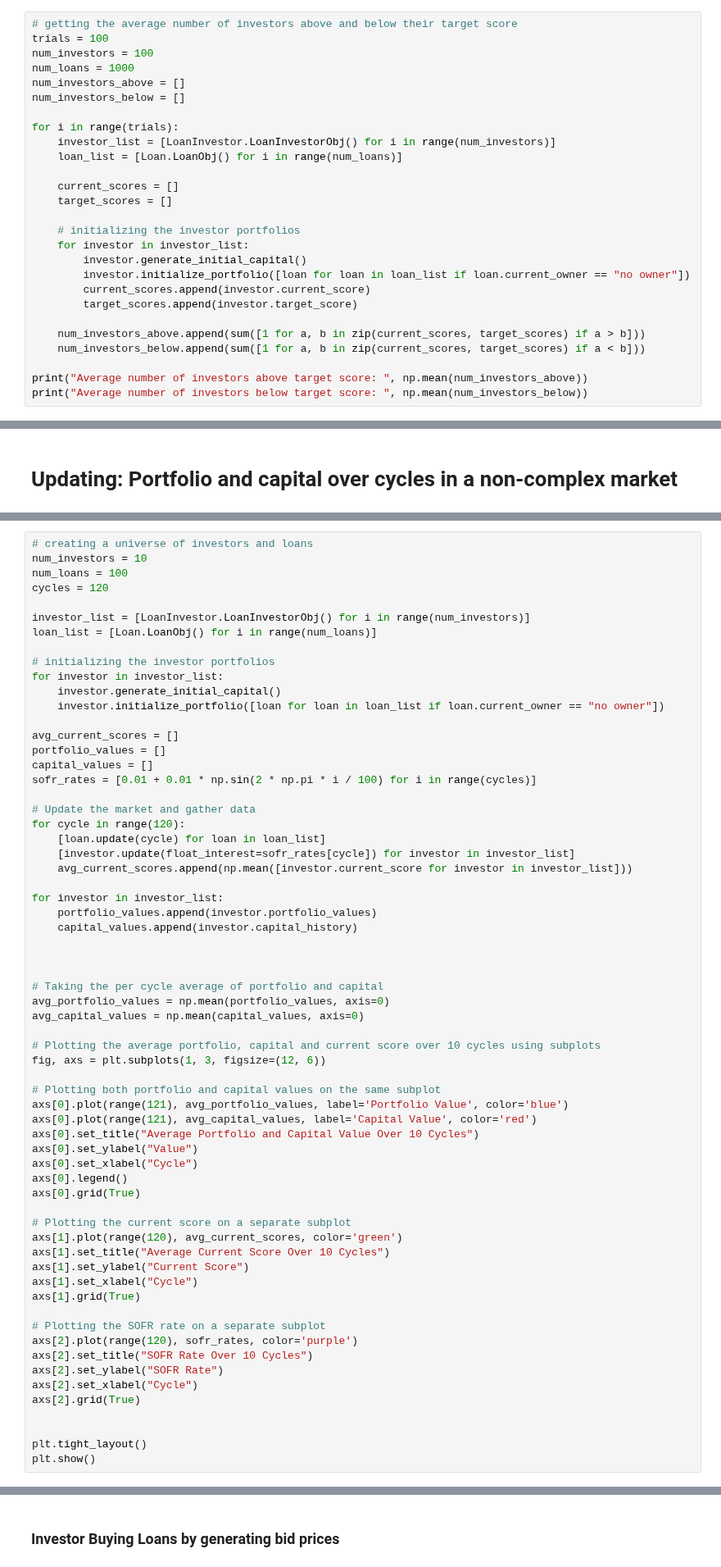
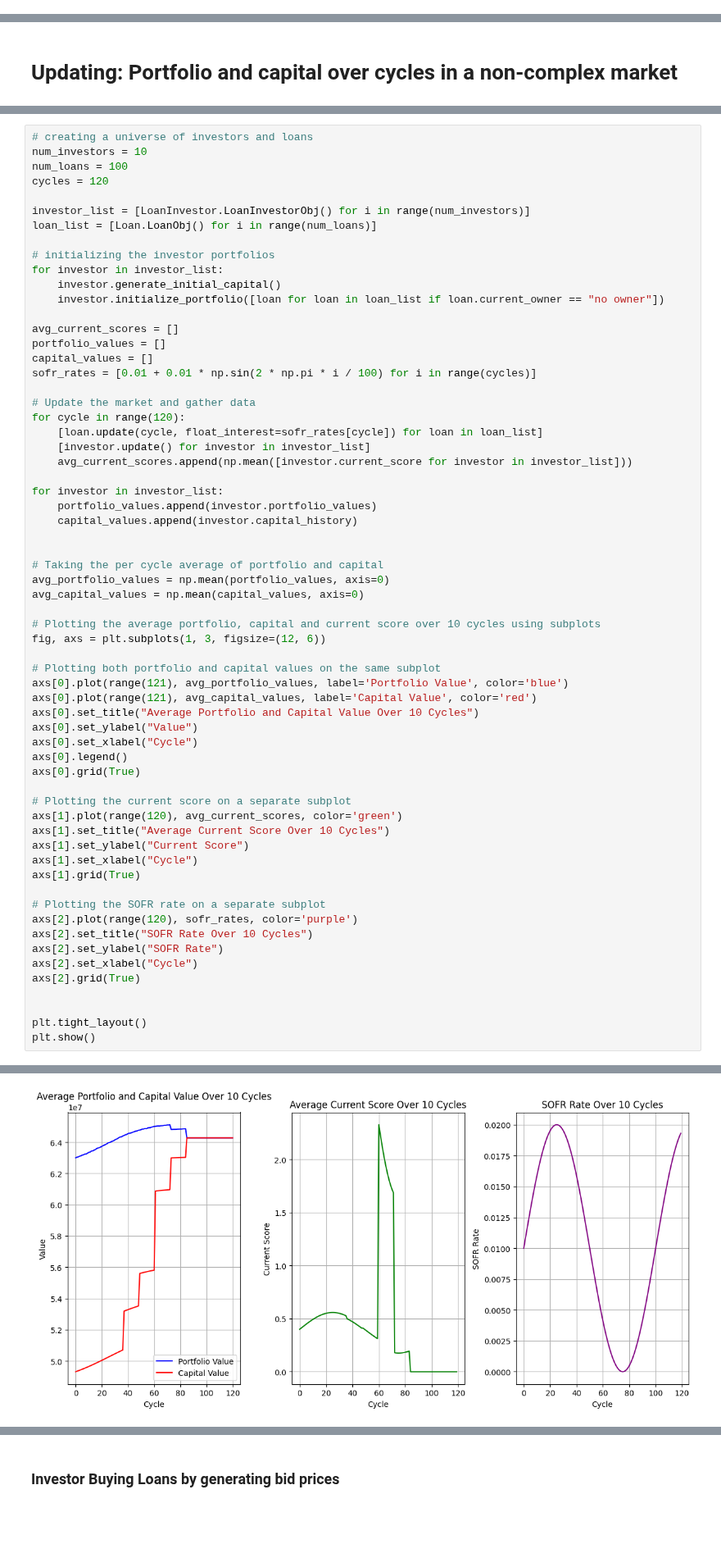
Before and after one commit to mithilpujar/capstone, a Jupyter notebook: Loan Investor Demonstration.ipynb, the cells around one changed output, grey strips where cells are left out. Shown at 82% size. Drawn from its saved outputs; the diff is of its cells as text; blank space fills up the shorter version.

```diff
--- a/Loan Investor Demonstration.ipynb
+++ b/Loan Investor Demonstration.ipynb
@@ -249,27 +256,0 @@ Total capital below target score:  3229099275.597713
-# %%
-# getting the average number of investors above and below their target score
-trials = 100
-num_investors = 100
-num_loans = 1000
-num_investors_above = []
-num_investors_below = []
-
-for i in range(trials):
-    investor_list = [LoanInvestor.LoanInvestorObj() for i in range(num_investors)]
-    loan_list = [Loan.LoanObj() for i in range(num_loans)]
-
-    current_scores = []
-    target_scores = []
-
-    # initializing the investor portfolios
-    for investor in investor_list:
-        investor.generate_initial_capital()
-        investor.initialize_portfolio([loan for loan in loan_list if loan.current_owner == "no owner"])
-        current_scores.append(investor.current_score)
-        target_scores.append(investor.target_score)
-
-    num_investors_above.append(sum([1 for a, b in zip(current_scores, target_scores) if a > b]))
-    num_investors_below.append(sum([1 for a, b in zip(current_scores, target_scores) if a < b]))
-
-print("Average number of investors above target score: ", np.mean(num_investors_above))
-print("Average number of investors below target score: ", np.mean(num_investors_below))
@@ -339,14 +360,13 @@ sofr_rates = [0.01 + 0.01 * np.sin(2 * np.pi * i / 100) for i in range(cycles)]
 
 # Update the market and gather data
 for cycle in range(120):
-    [loan.update(cycle) for loan in loan_list]
-    [investor.update(float_interest=sofr_rates[cycle]) for investor in investor_list]
+    [loan.update(cycle, float_interest=sofr_rates[cycle]) for loan in loan_list]
+    [investor.update() for investor in investor_list]
     avg_current_scores.append(np.mean([investor.current_score for investor in investor_list]))
 
 for investor in investor_list:
     portfolio_values.append(investor.portfolio_values)
     capital_values.append(investor.capital_history)
-
 
 
 # Taking the per cycle average of portfolio and capital
@@ -387,3 +406,4 @@ TypeError: update() got an unexpected keyword argument 'float_interest'
+[figure, added]
 # %% [markdown]
 ## Investor Trading: Buying and Selling Loans
 
```
Also changed, not shown: parts of 16 cells of this notebook, 5 other files.
